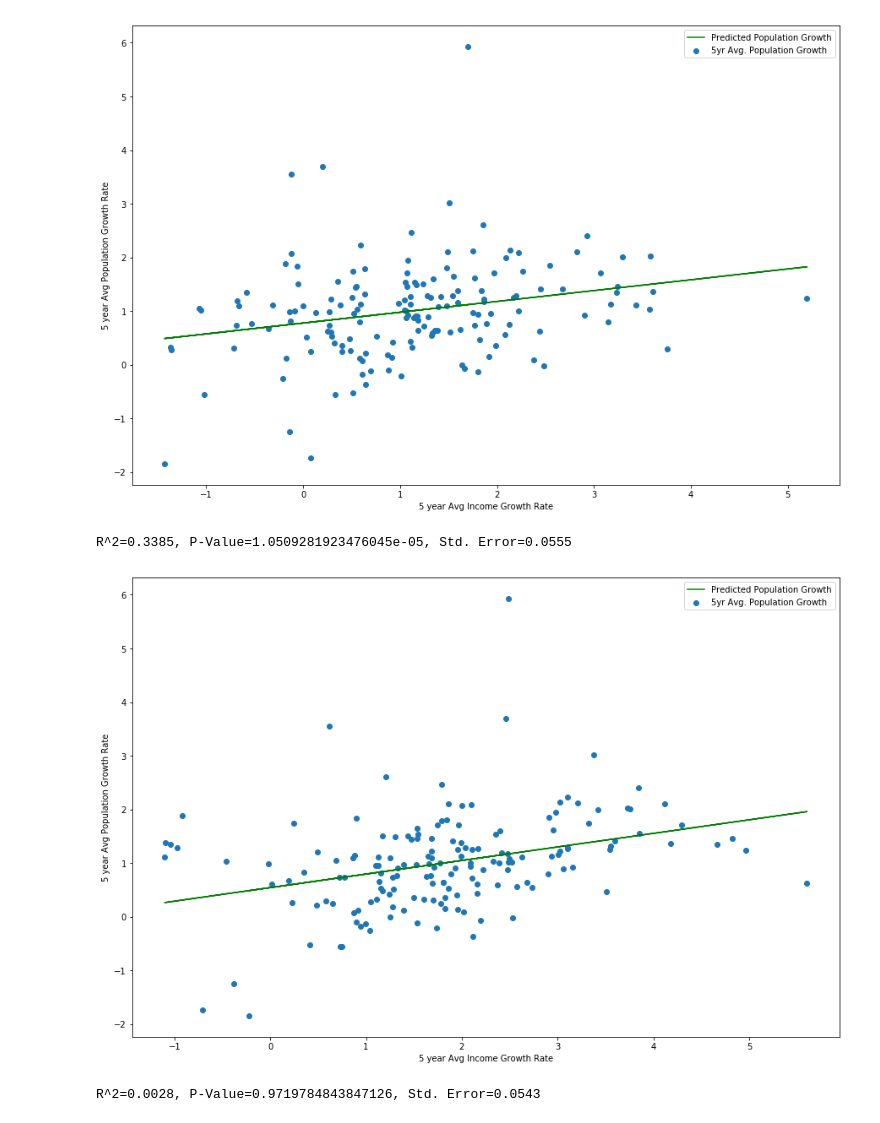
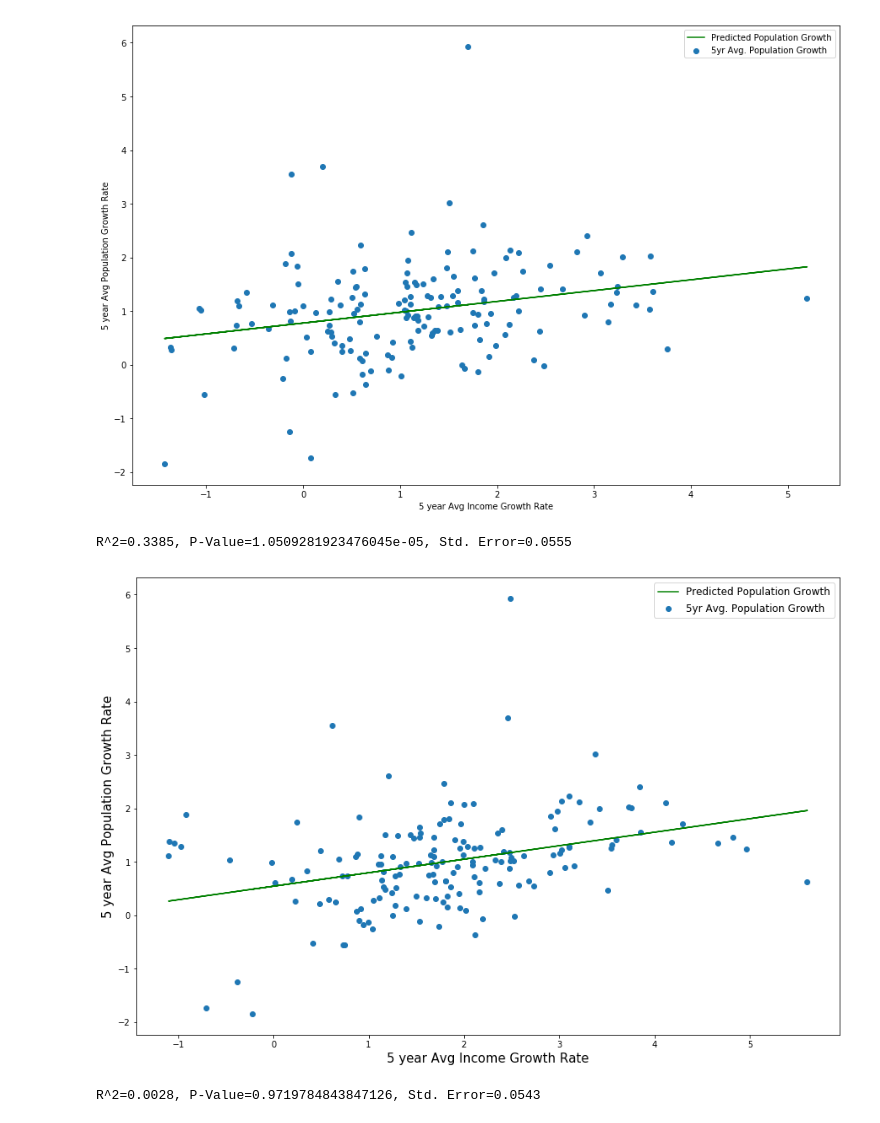
Before and after one commit to paulinatharail/Project_1_Fastest_Growing_Cities, a Jupyter notebook: Linear_Regression.ipynb, the cells around one changed output. Drawn from its saved outputs; the diff is of its cells as text; code cells hidden in the pictures.

```diff
--- a/Linear_Regression.ipynb
+++ b/Linear_Regression.ipynb
@@ -104,37 +104,37 @@ R^2=0.2557, P-Value=0.0010220602260412395, Std. Error=0.0603
 (slope, intercept, rval, pval, stderr) = linregress(pop_200_df['5-Year Average Monthly Rent Growth Rate']
                                                     , pop_200_df['5-Year Average Population Growth Rate'])
 
 #print(f'Prediction(x) = {slope:0.4f} * x + {intercept:0.4f}')
 
 #pop_200_split_df['P_pop_Rent'] = slope * pop_200_split_df['Total Population'] + intercept
 pop_200_df['P_pop_growth_based_Rent'] = slope * pop_200_df['5-Year Average Monthly Rent Growth Rate'] + intercept
 print(f"R^2={round(rval,4)}, P-Value={pval}, Std. Error={round(stderr,4)}")
 
 
 
 plt.figure(figsize=(15,10))
 
 #pop_200_split_df.plot('Total Population', 'P_pop_Rent', kind = 'scatter')
 plt.scatter(pop_200_df['5-Year Average Monthly Rent Growth Rate']
          , pop_200_df['5-Year Average Population Growth Rate']
          )
 
 plt.plot(pop_200_df['5-Year Average Monthly Rent Growth Rate']
          , pop_200_df['P_pop_growth_based_Rent']
          , color='green'
        #, label="Predicted population growth"
        )
 
-plt.xlabel("5 year Avg Income Growth Rate")
-plt.ylabel("5 year Avg Population Growth Rate")
+plt.xlabel("5 year Avg Income Growth Rate", fontsize=15)
+plt.ylabel("5 year Avg Population Growth Rate", fontsize=15)
 
-plt.legend(['Predicted Population Growth', '5yr Avg. Population Growth'],loc='best')
+plt.legend(['Predicted Population Growth', '5yr Avg. Population Growth'],loc='best', fontsize=12)
 
 
 plt.savefig("Images/LinRegress_Rent_Grwth_Vs_Pop_Grwth.png")
 # %% [output]
 R^2=0.3385, P-Value=1.0509281923476045e-05, Std. Error=0.0555
-[figure, old version]
+[figure, new version]
 # %%
 # 5-yr Avg Rent growth rate vs 5-yr Avg Population growth rate
 
```
Also changed, not shown: parts of 3 cells of this notebook, 4 other files.
